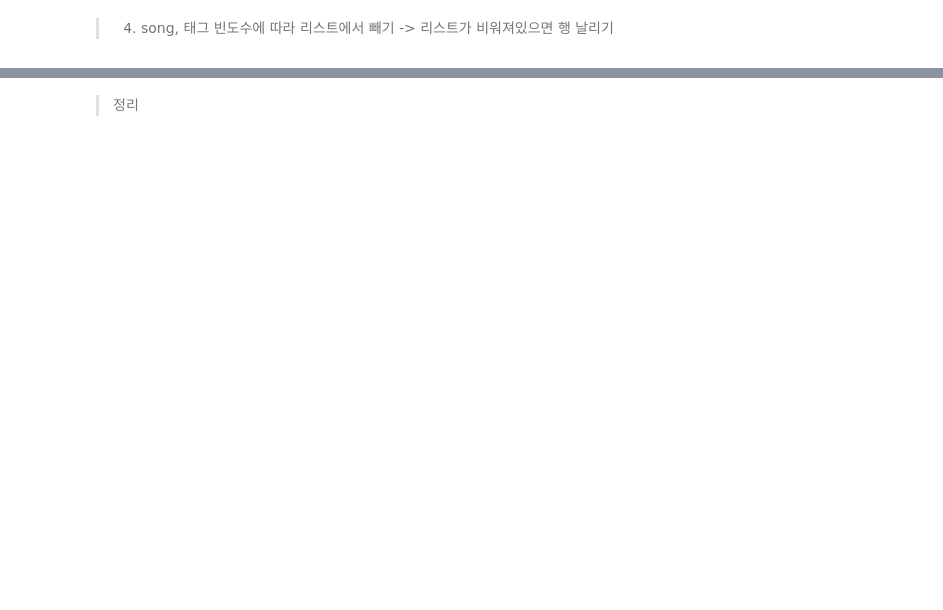
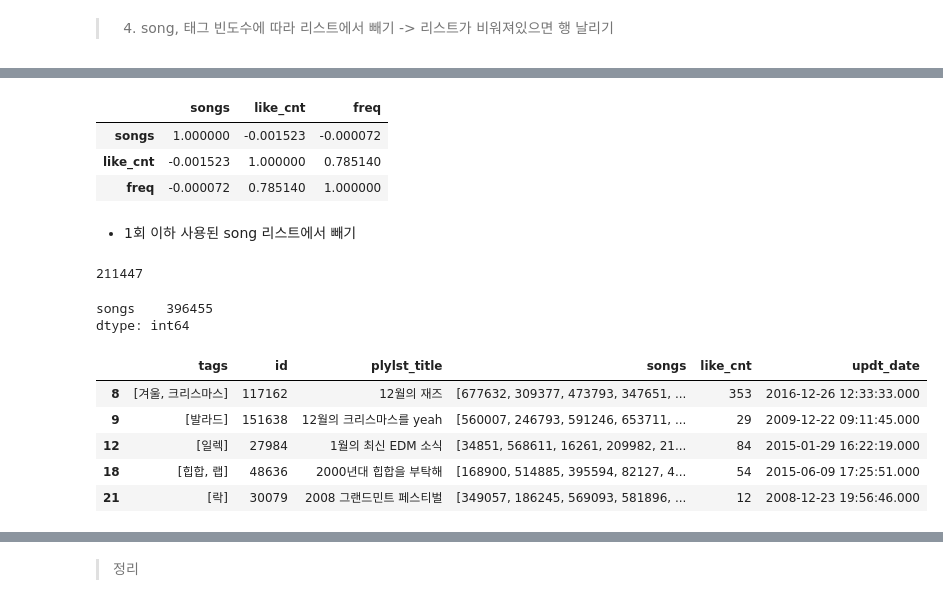
Before and after one commit to pulpo125/AIPlayer_Pling, a Jupyter notebook: 1_analysis/3_전처리_tag1,song1.ipynb, the cells around one changed output, grey strips where cells are left out. Drawn from its saved outputs; the diff is of its cells as text; code cells hidden in the pictures; blank space fills up the shorter version.

```diff
--- a/1_analysis/3_전처리.ipynb
+++ b/1_analysis/3_전처리_tag1,song1.ipynb
@@ -967,0 +848,41 @@ playlists_tag_song_cut.to_json('../0_data/playlists_tag,song_10freq.json', orien
+# %%
+ply_corr_song.corr()
+# %% [output]
+|  | songs | like_cnt | freq |
+| songs | 1.000000 | -0.001523 | -0.000072 |
+| like_cnt | -0.001523 | 1.000000 | 0.785140 |
+| freq | -0.000072 | 0.785140 | 1.000000 |
+# %% [markdown]
+- 1회 이하 사용된 song 리스트에서 빼기
+# %%
+# song usage count 계산
+songs_counts = playlists_copy_cnt.explode('songs')['songs'].value_counts(ascending=True)
+
+# 1번 이하 사용된 song
+less_than_1_songs = list(songs_counts[songs_counts == 1].index) # 211447
+# %%
+len(less_than_1_songs)
+# %% [output]
+211447
+# %%
+pd.DataFrame(playlists_copy_cnt.explode('songs')['songs']).nunique() # 자르기 전 유니크 곡 : 396455
+# %% [output]
+songs    396455
+dtype: int64
+# %%
+# 1번 이하 사용된 songs 삭제
+
+from tqdm import tqdm
+tqdm.pandas()
+playlists_copy_cnt['songs'] = playlists_copy_cnt['songs'].progress_apply(lambda songs: list(set(songs).difference(less_than_1_songs)))
+# %%
+# songs가 비어있지 않은 행만 남김
+playlists_song_cut = playlists_copy_cnt[playlists_copy_cnt['songs'].apply(lambda x: len(x) > 0)]
+playlists_song_cut.head()
+# %% [output]
+|  | tags | id | plylst_title | songs | like_cnt | updt_date |
+| 8 | [겨울, 크리스마스] | 117162 | 12월의 재즈 | [677632, 309377, 473793, 347651, ... | 353 | 2016-12-26 12:33:33.000 |
+| 9 | [발라드] | 151638 | 12월의 크리스마스를 yeah | [560007, 246793, 591246, 653711, ... | 29 | 2009-12-22 09:11:45.000 |
+| 12 | [일렉] | 27984 | 1월의 최신 EDM 소식 | [34851, 568611, 16261, 209982, 21... | 84 | 2015-01-29 16:22:19.000 |
+| 18 | [힙합, 랩] | 48636 | 2000년대 힙합을 부탁해 | [168900, 514885, 395594, 82127, 4... | 54 | 2015-06-09 17:25:51.000 |
+| 21 | [락] | 30079 | 2008 그랜드민트 페스티벌 | [349057, 186245, 569093, 581896, ... | 12 | 2008-12-23 19:56:46.000 |
```
Also changed, not shown: parts of 68 cells of this notebook, 2 other files.
